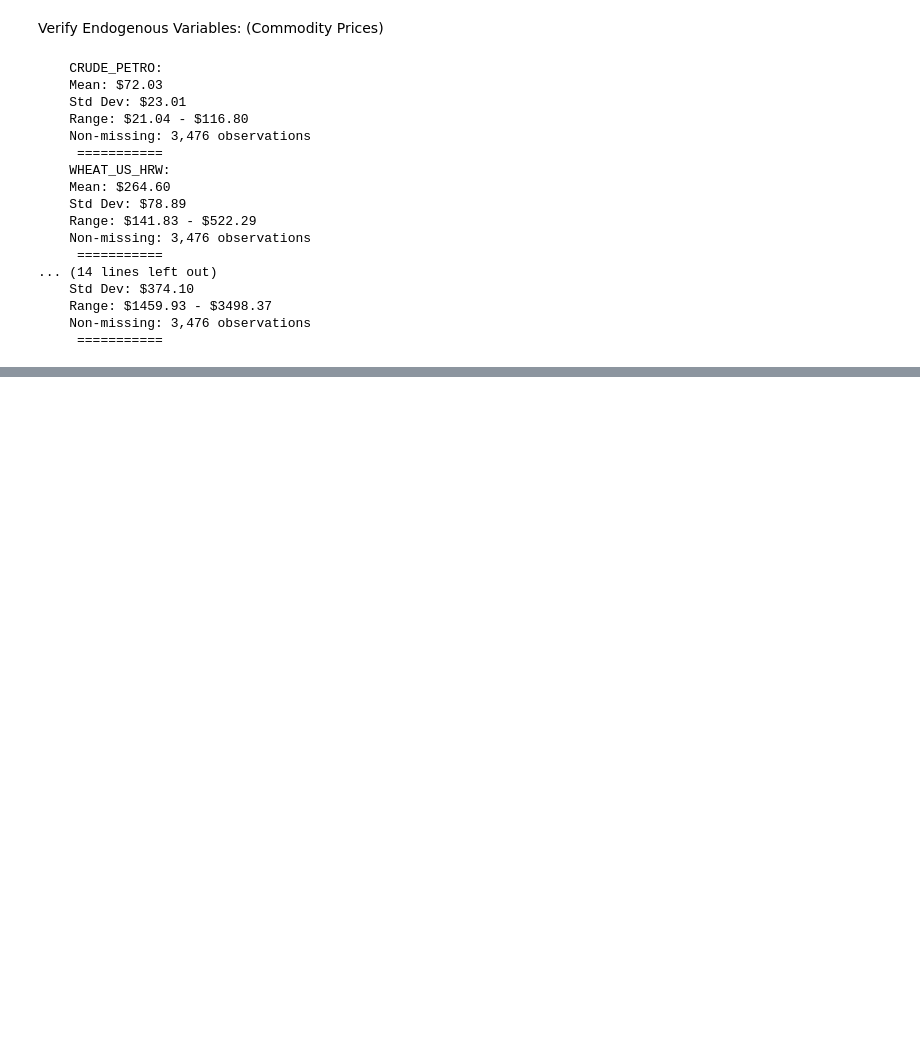
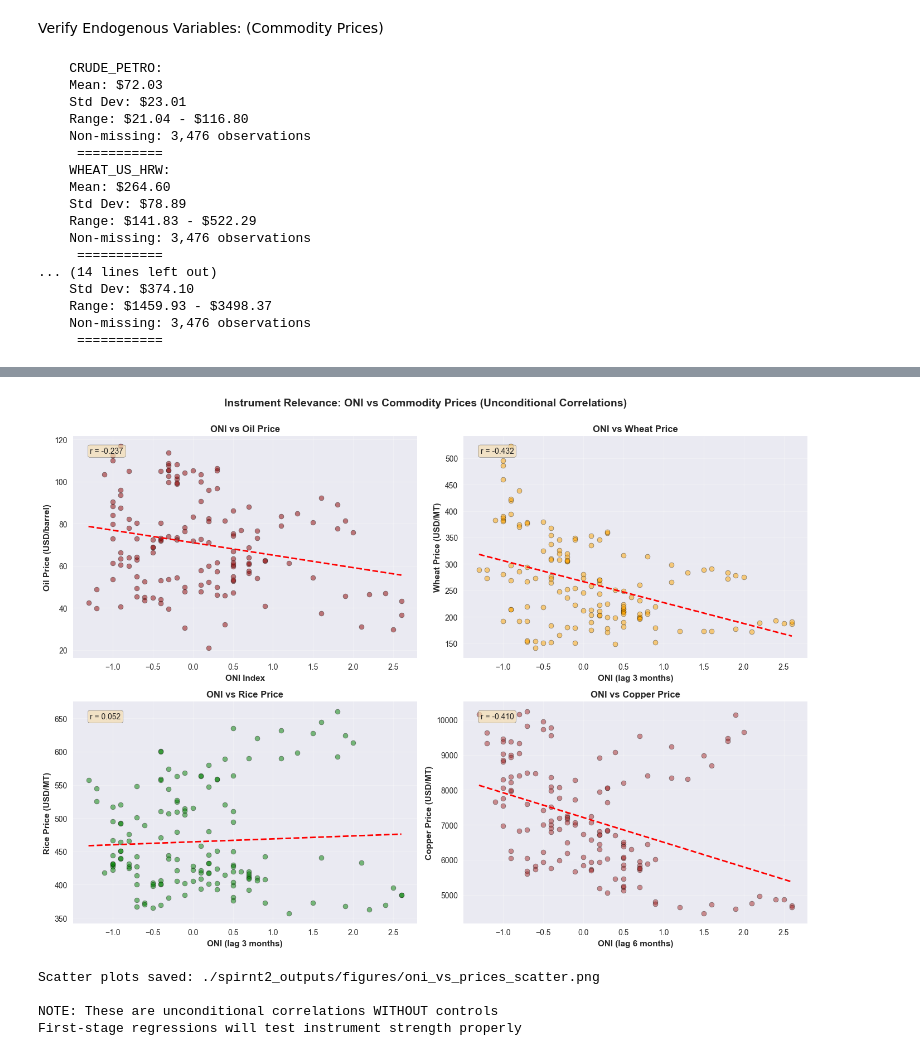
Before and after one commit to aaronmat1905/global-trade-shocks-analysis, a Jupyter notebook: notebooks/s2_causal_analysis.ipynb, the cells around one changed output, grey strips where cells are left out. Saved outputs shown, nothing was run; the diff lists cells and outputs as text; code cells hidden in the pictures; blank space fills up the shorter version.

```diff
--- a/notebooks/s2_causal_analysis.ipynb
+++ b/notebooks/s2_causal_analysis.ipynb
@@ -228,0 +733,12 @@ for col in commodity_cols:
+# %%
+# Aggregate to monthly level
+monthly_data = masterDF.groupby('date').agg({
+    'ONI': 'first',
+    'ONI_lag_1m': 'first',
+    'ONI_lag_3m': 'first',
+    'ONI_lag_6m': 'first',
+    'CRUDE_PETRO': 'mean',
+    'WHEAT_US_HRW': 'mean',
+    'RICE_05': 'mean',
+    'COPPER': 'mean'
+}).dropna().reset_index()
@@ -228,0 +771,61 @@ for col in commodity_cols:
+# %%
+# Create scatter plots
+fig, axes = plt.subplots(2, 2, figsize=(14, 10))
+
+# Helper function for scatter plot
+def create_scatter(ax, x_data, y_data, x_label, y_label, title, color):
+    # Remove NaN
+    mask = ~(np.isnan(x_data) | np.isnan(y_data))
+    x_clean = x_data[mask]
+    y_clean = y_data[mask]
+
+    ax.scatter(x_clean, y_clean, alpha=0.5, s=40, color=color, edgecolors='black', linewidth=0.5)
+
+    # Fit line
+    z = np.polyfit(x_clean, y_clean, 1)
+    p = np.poly1d(z)
+    x_sorted = np.sort(x_clean)
+    ax.plot(x_sorted, p(x_sorted), "r--", linewidth=2, label='Linear fit')
+
+    ax.set_xlabel(x_label, fontsize=11, fontweight='bold')
+    ax.set_ylabel(y_label, fontsize=11, fontweight='bold')
+    ax.set_title(title, fontsize=12, fontweight='bold')
+    ax.grid(True, alpha=0.3)
+
+    # Add correlation
+    corr = np.corrcoef(x_clean, y_clean)[0, 1]
+    ax.text(0.05, 0.95, f'r = {corr:.3f}',
+            transform=ax.transAxes, fontsize=10, verticalalignment='top',
+            bbox=dict(boxstyle='round', facecolor='wheat', alpha=0.7))
+
+# Plot 1: ONI vs Oil
+create_scatter(axes[0, 0], monthly_data['ONI'].values, monthly_data['CRUDE_PETRO'].values,
+              'ONI Index', 'Oil Price (USD/barrel)', 'ONI vs Oil Price', 'darkred')
+
+# Plot 2: ONI (lag 3) vs Wheat
+create_scatter(axes[0, 1], monthly_data['ONI_lag_3m'].values, monthly_data['WHEAT_US_HRW'].values,
+              'ONI (lag 3 months)', 'Wheat Price (USD/MT)', 'ONI vs Wheat Price', 'orange')
+
+# Plot 3: ONI (lag 3) vs Rice
+create_scatter(axes[1, 0], monthly_data['ONI_lag_3m'].values, monthly_data['RICE_05'].values,
+              'ONI (lag 3 months)', 'Rice Price (USD/MT)', 'ONI vs Rice Price', 'green')
+
+# Plot 4: ONI (lag 6) vs Copper
+create_scatter(axes[1, 1], monthly_data['ONI_lag_6m'].values, monthly_data['COPPER'].values,
+              'ONI (lag 6 months)', 'Copper Price (USD/MT)', 'ONI vs Copper Price', 'brown')
+
+plt.suptitle('Instrument Relevance: ONI vs Commodity Prices (Unconditional Correlations)',
+             fontsize=14, fontweight='bold', y=1.00)
+plt.tight_layout()
+plt.savefig(figures_path + 'oni_vs_prices_scatter.png', dpi=300, bbox_inches='tight')
+plt.show()
+
+print(f"\nScatter plots saved: {figures_path}oni_vs_prices_scatter.png")
+print("\nNOTE: These are unconditional correlations WITHOUT controls")
+print("First-stage regressions will test instrument strength properly")
+# %% [output]
+[figure, added]
+Scatter plots saved: ./spirnt2_outputs/figures/oni_vs_prices_scatter.png
+
+NOTE: These are unconditional correlations WITHOUT controls
+First-stage regressions will test instrument strength properly
```
Also changed, not shown: parts of 66 cells of this notebook, 22 other files.
